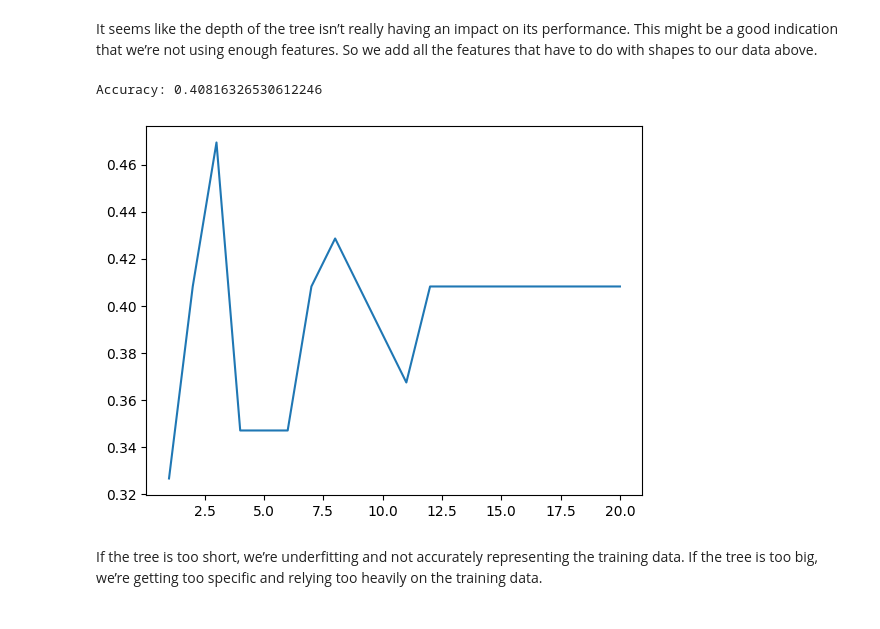
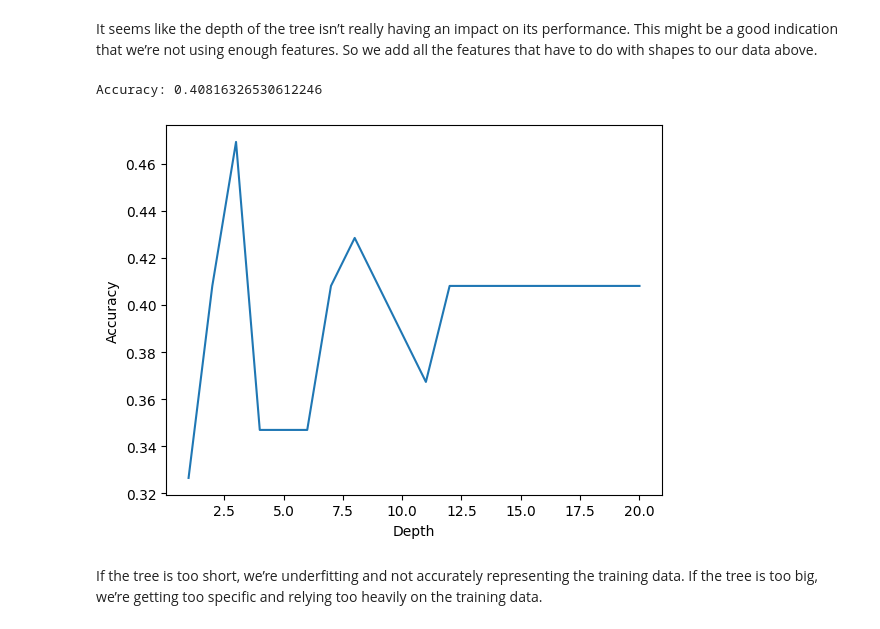
Before and after one commit to mfvalle/Maths_for_ML, a Jupyter notebook: Random_Forests_&_Decision_Trees.ipynb, the cells around one changed output. Cells and saved outputs as stored; diff of their text form; code cells hidden in the pictures.

```diff
--- a/Random_Forests_&_Decision_Trees.ipynb
+++ b/Random_Forests_&_Decision_Trees.ipynb
@@ -117,34 +117,37 @@ labels = flags[['Landmass']]
 data = flags[["Red", "Green", "Blue", "Gold",
  "White", "Black", "Orange",
  "Circles",
 "Crosses","Saltires","Quarters","Sunstars",
 "Crescent","Triangle"]]
 
 # Split DataFrames into a training set and test set
 train_data, test_data, train_labels, test_labels = train_test_split(data, labels, random_state=1)
 
 # Create and fit decision tree
 tree = DecisionTreeClassifier(random_state=1)
 tree.fit(train_data, train_labels)
 
 # Score of RANDOM feature selection
 score = tree.score(test_data, test_labels)
 print("Accuracy:", score)
 
 #Create, train, and test the tree at different depths
 scores = []
 for i in range(1,21):
   tree = DecisionTreeClassifier(random_state = 1, max_depth = i)
   #Fit the tree
   tree.fit(train_data,train_labels)
   #Print the tree's score
   scores.append(tree.score(test_data, test_labels))
+  #print(tree.score(test_data, test_labels))
 
 plt.plot(range(1,21), scores)
+plt.xlabel("Depth")
+plt.ylabel("Accuracy")
 plt.show()
 # %% [output]
 Accuracy: 0.40816326530612246
-[figure, old version]
+[figure, new version]
 # %% [markdown]
 If the tree is too short, we’re underfitting and not accurately representing the training data. If the tree is too big, we’re getting too specific and relying too heavily on the training data.
 # %% [markdown]
```
